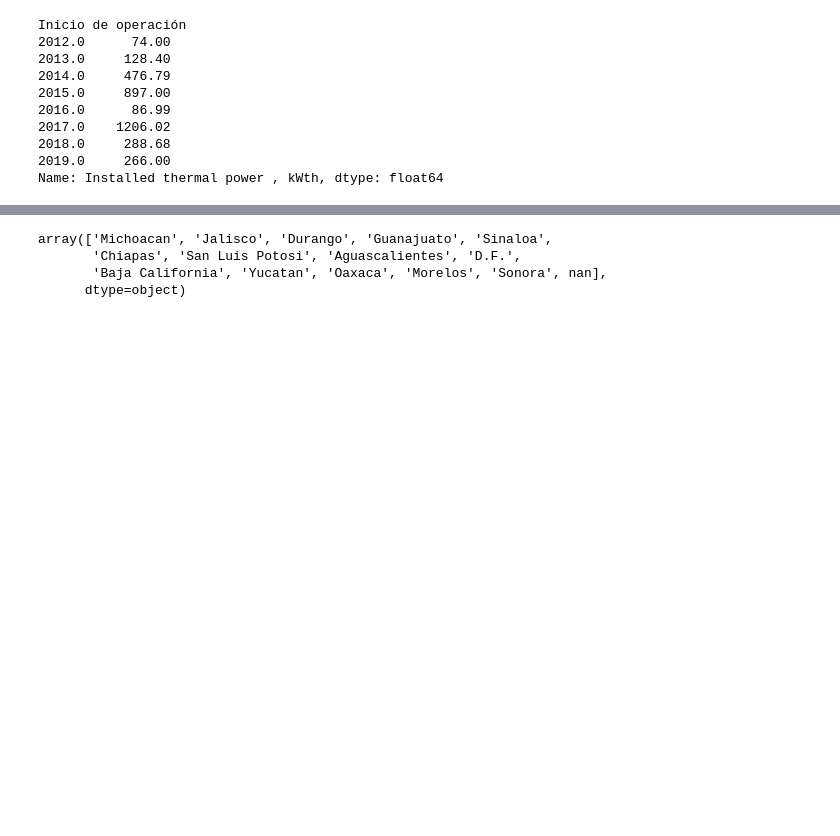
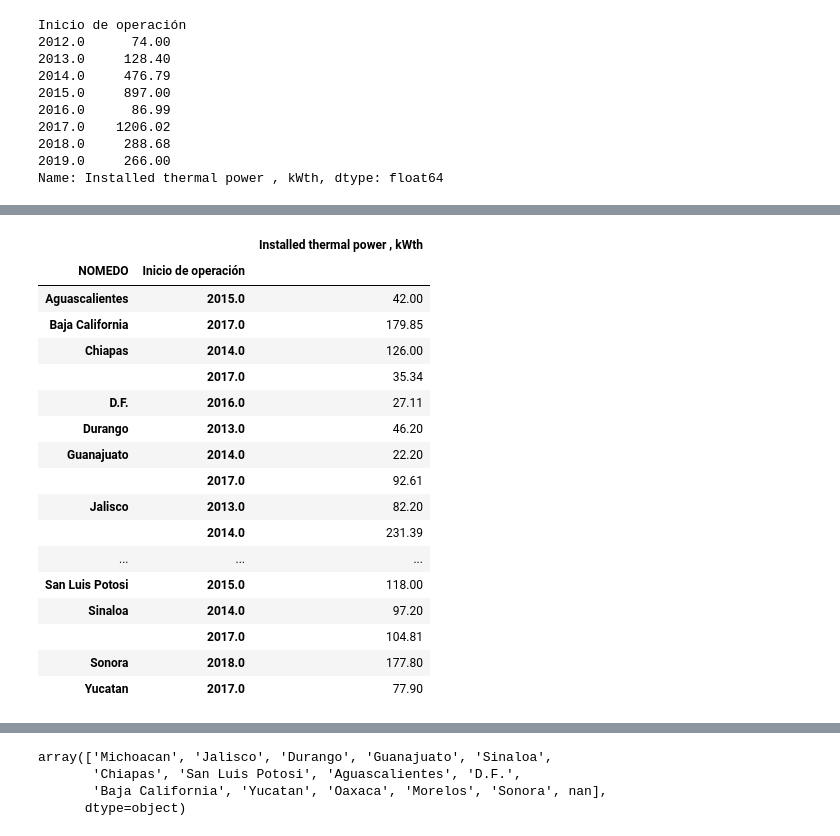
Before and after one commit to AltamarMx/ContandoHistoriasDatos_taller, a Jupyter notebook: notebooks/memo/001_PlantasSolares.ipynb, the cells around one changed output, grey strips where cells are left out. Saved outputs shown, nothing was run; the diff lists cells and outputs as text; code cells hidden in the pictures; blank space fills up the shorter version.

```diff
--- a/notebooks/memo/001_PlantasSolares.ipynb
+++ b/notebooks/memo/001_PlantasSolares.ipynb
@@ -44,0 +230,21 @@ Name: Installed thermal power , kWth, dtype: float64
+# %%
+df.groupby(by=['NOMEDO',"Inicio de operación"]).sum()[["Installed thermal power , kWth"]]
+# %% [output]
+|  |  | Installed thermal power , kWth |
+| NOMEDO | Inicio de operación |  |
+| Aguascalientes | 2015.0 | 42.00 |
+| Baja California | 2017.0 | 179.85 |
+| Chiapas | 2014.0 | 126.00 |
+|  | 2017.0 | 35.34 |
+| D.F. | 2016.0 | 27.11 |
+| Durango | 2013.0 | 46.20 |
+| Guanajuato | 2014.0 | 22.20 |
+|  | 2017.0 | 92.61 |
+| Jalisco | 2013.0 | 82.20 |
+|  | 2014.0 | 231.39 |
+| ... | ... | ... |
+| San Luis Potosi | 2015.0 | 118.00 |
+| Sinaloa | 2014.0 | 97.20 |
+|  | 2017.0 | 104.81 |
+| Sonora | 2018.0 | 177.80 |
+| Yucatan | 2017.0 | 77.90 |
```
Also changed, not shown: parts of 19 cells of this notebook.
